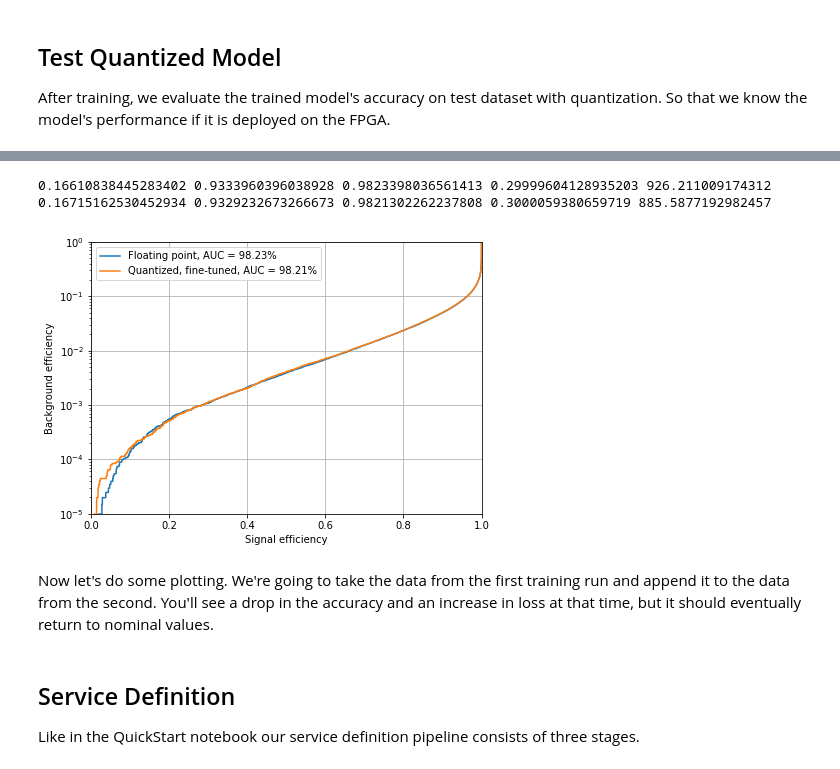
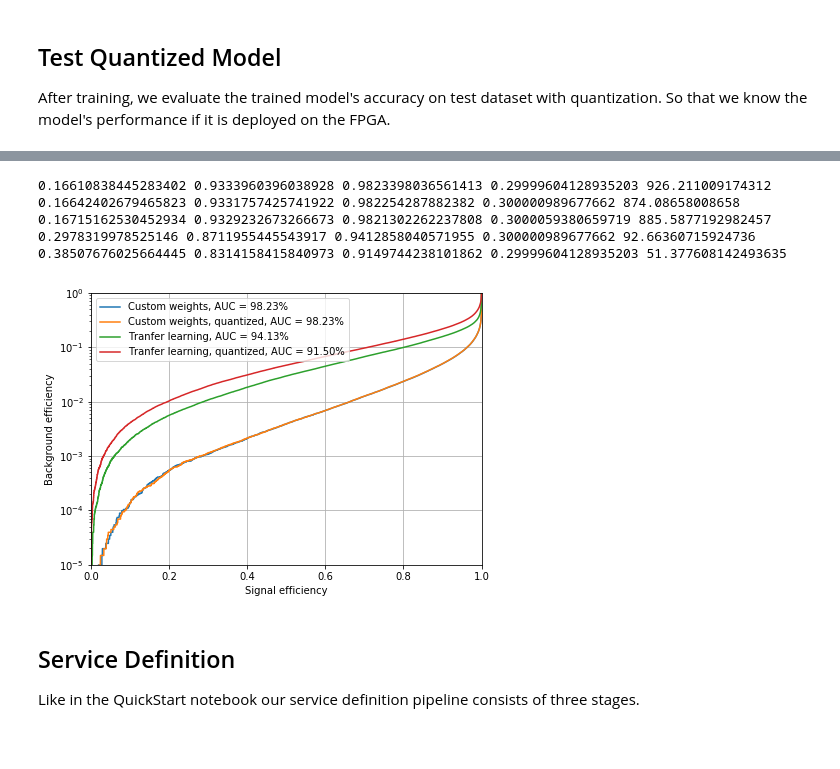
Before and after one commit to davidho27941/MachineLearningNotebooks, a Jupyter notebook: project-brainwave/project-brainwave-custom-weights-retrain-fulldataset.ipynb, the cells around one changed output, grey strips where cells are left out. Cells and saved outputs as stored; diff of their text form; code cells hidden in the pictures; blank space fills up the shorter version.

Commit message:
update latest notebook

```diff
--- a/project-brainwave/project-brainwave-custom-weights-retrain-fulldataset.ipynb
+++ b/project-brainwave/project-brainwave-custom-weights-retrain-fulldataset.ipynb
@@ -360,7 +205,5 @@ print (tpr_test_q[idx], 1./fpr_test_q[idx])
 Sometimes, the model's accuracy can drop significantly after quantization. In those cases, we need to retrain the model enabled with quantization to get better model accuracy.
 # %%
-# while (accuracy < 0.93):  # This replaces "if (accuracy...)" in the original notebook
-
 num_epoch_finetune = 5
 
 with sess.as_default():
@@ -370,6 +213,5 @@ with sess.as_default():
     loss_over_epoch_ft, accuracy_over_epoch_ft, auc_over_epoch_ft, val_loss_over_epoch_ft, val_accuracy_over_epoch_ft, val_auc_over_epoch_ft = \
         train_model(preds_q, in_images_q, train_files, val_files, is_retrain=True, train_epoch=num_epoch_finetune,
                     classifier=classifier,
-                    saver=saver, checkpoint_path=custom_weights_dir)
+                    saver=saver, checkpoint_path=custom_weights_dir_q)
     loss_ft, accuracy_ft, auc_ft, preds_test_ft, test_labels_ft = test_model(preds_q, in_images_q, test_files)
-    #quantized_featurizer.save_weights(saved_model_dir + "/msfprn50/1.1.2/resnet50_bw", tf.get_default_session())
@@ -430,7 +223,7 @@ tf.reset_default_graph()
 sess = tf.Session(graph=tf.get_default_graph())
 with sess.as_default():
     print("Re-load fine-tuned model with quantization")
-    in_images_q, image_tensors_q, features_q, preds_q, quantized_featurizer, classifier = construct_model(quantized=True, saved_model_dir=saved_model_dir, starting_weights_directory=custom_weights_dir)
+    in_images_q, image_tensors_q, features_q, preds_q, quantized_featurizer, classifier = construct_model(quantized=True, saved_model_dir=saved_model_dir, starting_weights_directory=custom_weights_dir_q)
     loss_ft, accuracy_ft, auc_ft, preds_test_ft, test_labels_ft = test_model(preds_q, in_images_q, test_files)
 # %% [output]
 Re-load fine-tuned model with quantization
@@ -443,0 +276,10 @@ Test Accuracy: 0.933 , Area under ROC curve: 0.983
+# %%
+tf.reset_default_graph()
+sess = tf.Session(graph=tf.get_default_graph())
+
+with sess.as_default():
+    print("Re-load fine-tuned model with quantization")
+    in_images_q, image_tensors_q, features_q, preds_q, quantized_featurizer, classifier = construct_model(quantized=True, is_frozen=True, saved_model_dir=saved_model_dir)
+    print("loading classifier weights from", custom_weights_dir_tl+'/class_weights.h5')
+    classifier.load_weights(custom_weights_dir_tl+'/class_weights.h5')
+    loss_tl_q, accuracy_tl_q, auc_tl_q, preds_test_tl_q, test_labels_tl_q = test_model(preds_q, in_images_q, test_files)
@@ -444,29 +297,54 @@ Test Accuracy: 0.933 , Area under ROC curve: 0.983
 # %%
 from sklearn import metrics
+
+fpr_test, tpr_test, thresholds = metrics.roc_curve(test_labels[:,0],preds_test[:,0])
+fpr_test_q, tpr_test_q, thresholds_q = metrics.roc_curve(test_labels_q[:,0],preds_test_q[:,0])
 fpr_test_ft, tpr_test_ft, thresholds_ft = metrics.roc_curve(test_labels_ft[:,0],preds_test_ft[:,0])
+fpr_test_tl, tpr_test_tl, thresholds_tl = metrics.roc_curve(test_labels_tl[:,0],preds_test_tl[:,0])
+fpr_test_tl_q, tpr_test_tl_q, thresholds_tl_q = metrics.roc_curve(test_labels_tl_q[:,0],preds_test_tl_q[:,0])
+
+auc_test = metrics.auc(fpr_test, tpr_test)
+auc_test_q = metrics.auc(fpr_test_q, tpr_test_q)
 auc_test_ft = metrics.auc(fpr_test_ft, tpr_test_ft)
+auc_test_tl = metrics.auc(fpr_test_tl, tpr_test_tl)
+auc_test_tl_q = metrics.auc(fpr_test_tl_q, tpr_test_tl_q)
 
+%matplotlib inline
 import matplotlib.pyplot as plt
 plt.figure(figsize=(7,5))
-#plt.plot(tpr_train,fpr_train,label='Training, AUC = %.1f%%'%(auc_train*100.))
-plt.plot(tpr_test,fpr_test,label='Floating point, AUC = %.2f%%'%(auc_test*100.))
-#plt.plot(tpr_test_q,fpr_test_q,label='Quantized, AUC = %.2f%%'%(auc_test_q*100.))
-plt.plot(tpr_test_ft,fpr_test_ft,label='Quantized, fine-tuned, AUC = %.2f%%'%(auc_test_ft*100.))
+plt.plot(tpr_test,fpr_test,label='Custom weights, AUC = %.2f%%'%(auc_test*100.))
+plt.plot(tpr_test_q,fpr_test_q,label='Custom weights, quantized, AUC = %.2f%%'%(auc_test_q*100.))
+#plt.plot(tpr_test_ft,fpr_test_ft,label='Custom weights, quantized, fine-tuned, AUC = %.2f%%'%(auc_test_ft*100.))
+plt.plot(tpr_test_tl,fpr_test_tl,label='Tranfer learning, AUC = %.2f%%'%(auc_test_tl*100.))
+plt.plot(tpr_test_tl_q,fpr_test_tl_q,label='Tranfer learning, quantized, AUC = %.2f%%'%(auc_test_tl_q*100.))
 plt.semilogy()
 plt.xlabel("Signal efficiency")
 plt.ylabel("Background efficiency")
 plt.ylim(0.00001,1)
 plt.xlim(0,1)
 plt.grid(True)
 plt.legend(loc='upper left')
 plt.savefig('ROC_ft.pdf')
+
 def find_nearest(array,value):
     idx = (np.abs(array-value)).argmin()
     return idx
+
+idx = find_nearest(tpr_test,0.3)
+idx_q = find_nearest(tpr_test_q,0.3)
 idx_ft = find_nearest(tpr_test_ft,0.3)
+idx_tl = find_nearest(tpr_test_tl,0.3)
+idx_tl_q = find_nearest(tpr_test_tl_q,0.3)
+
 print (loss, accuracy, auc_test, tpr_test[idx], 1./fpr_test[idx])
+print (loss_q, accuracy_q, auc_test_q, tpr_test_q[idx_q], 1./fpr_test_q[idx_q])
 print (loss_ft, accuracy_ft, auc_test_ft, tpr_test_ft[idx_ft], 1./fpr_test_ft[idx_ft])
+print (loss_tl, accuracy_tl, auc_test_tl, tpr_test_tl[idx_tl], 1./fpr_test_tl[idx_tl])
+print (loss_tl_q, accuracy_tl_q, auc_test_tl_q, tpr_test_tl_q[idx_tl_q], 1./fpr_test_tl_q[idx_tl_q])
 # %% [output]
 0.16610838445283402 0.9333960396038928 0.9823398036561413 0.29999604128935203 926.211009174312
+0.16642402679465823 0.9331757425741922 0.982254287882382 0.300000989677662 874.08658008658
 0.16715162530452934 0.9329232673266673 0.9821302262237808 0.3000059380659719 885.5877192982457
+0.2978319978525146 0.8711955445543917 0.9412858040571955 0.300000989677662 92.66360715924736
+0.38507676025664445 0.8314158415840973 0.9149744238101862 0.29999604128935203 51.377608142493635
-[figure, old version]
+[figure, new version]
@@ -477,2 +350,0 @@ auc_over_epoch = auc_over_epoch + auc_over_epoch_ft
-# %% [markdown]
-Now let's do some plotting. We're going to take the data from the first training run and append it to the data from the second. You'll see a drop in the accuracy and an increase in loss at that time, but it should eventually return to nominal values.
```
Also changed, not shown: parts of 23 cells of this notebook.
